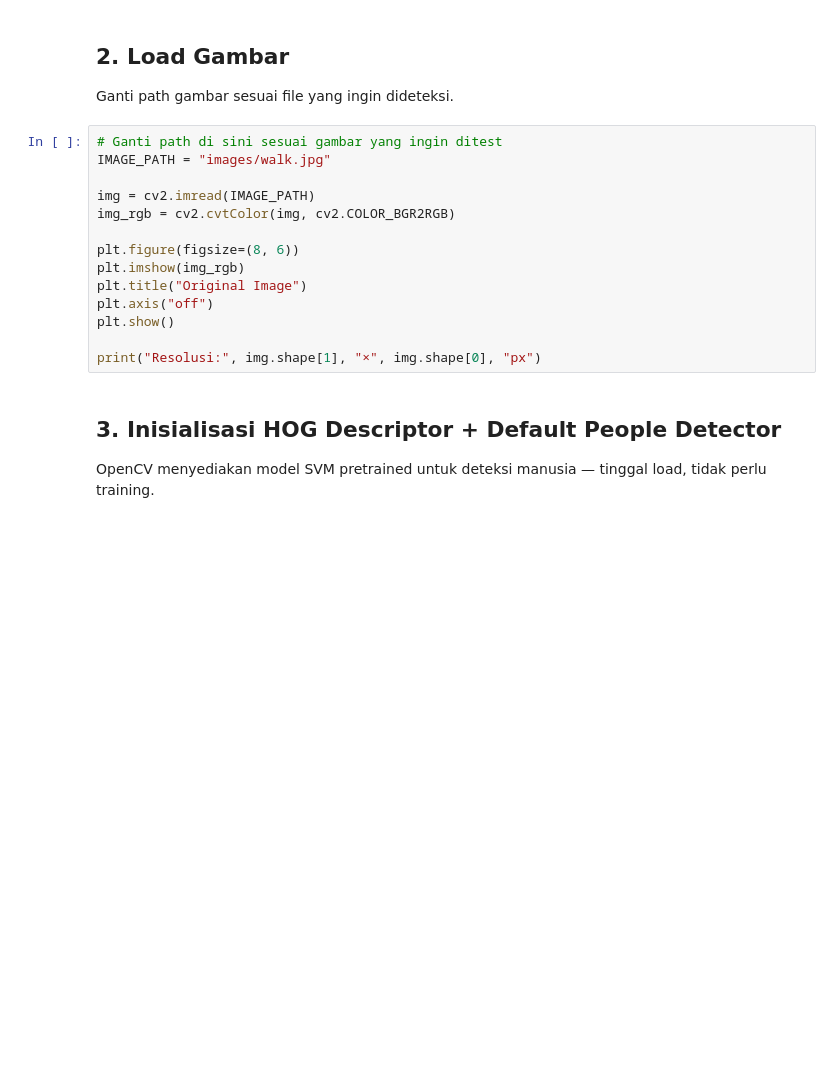
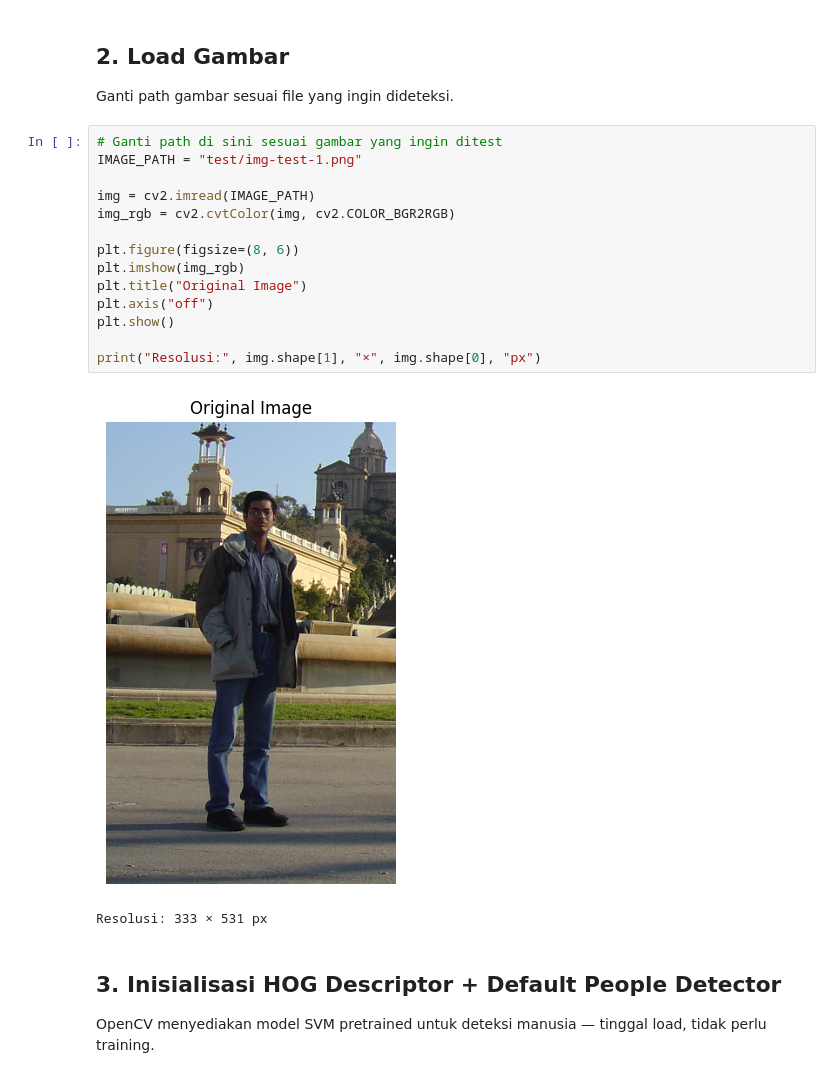
Before and after one commit to Robaz04/human-detection-with-hog-svm, a Jupyter notebook: opencv_hog_default.ipynb, the cells around one changed output. Saved outputs shown, nothing was run; the diff lists cells and outputs as text; blank space fills up the shorter version.

```diff
--- a/opencv_hog_default.ipynb
+++ b/opencv_hog_default.ipynb
@@ -18,18 +18,21 @@ import matplotlib.pyplot as plt
 Ganti path gambar sesuai file yang ingin dideteksi.
 # %%
 # Ganti path di sini sesuai gambar yang ingin ditest
-IMAGE_PATH = "images/walk.jpg"
+IMAGE_PATH = "test/img-test-1.png"
 
 img = cv2.imread(IMAGE_PATH)
 img_rgb = cv2.cvtColor(img, cv2.COLOR_BGR2RGB)
 
 plt.figure(figsize=(8, 6))
 plt.imshow(img_rgb)
 plt.title("Original Image")
 plt.axis("off")
 plt.show()
 
 print("Resolusi:", img.shape[1], "×", img.shape[0], "px")
+# %% [output]
+[figure, added]
+Resolusi: 333 × 531 px
 # %% [markdown]
 ## 3. Inisialisasi HOG Descriptor + Default People Detector
 
```
Also changed, not shown: parts of 7 cells of this notebook.
